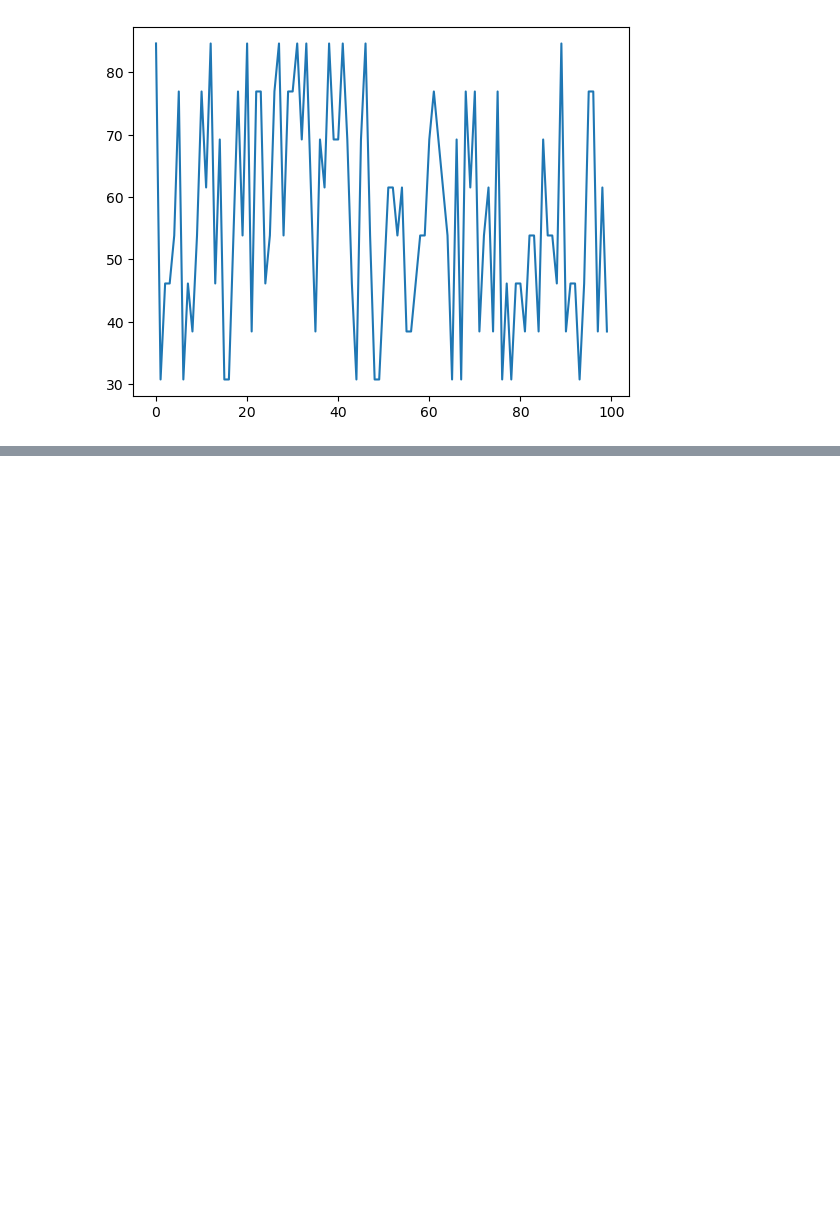
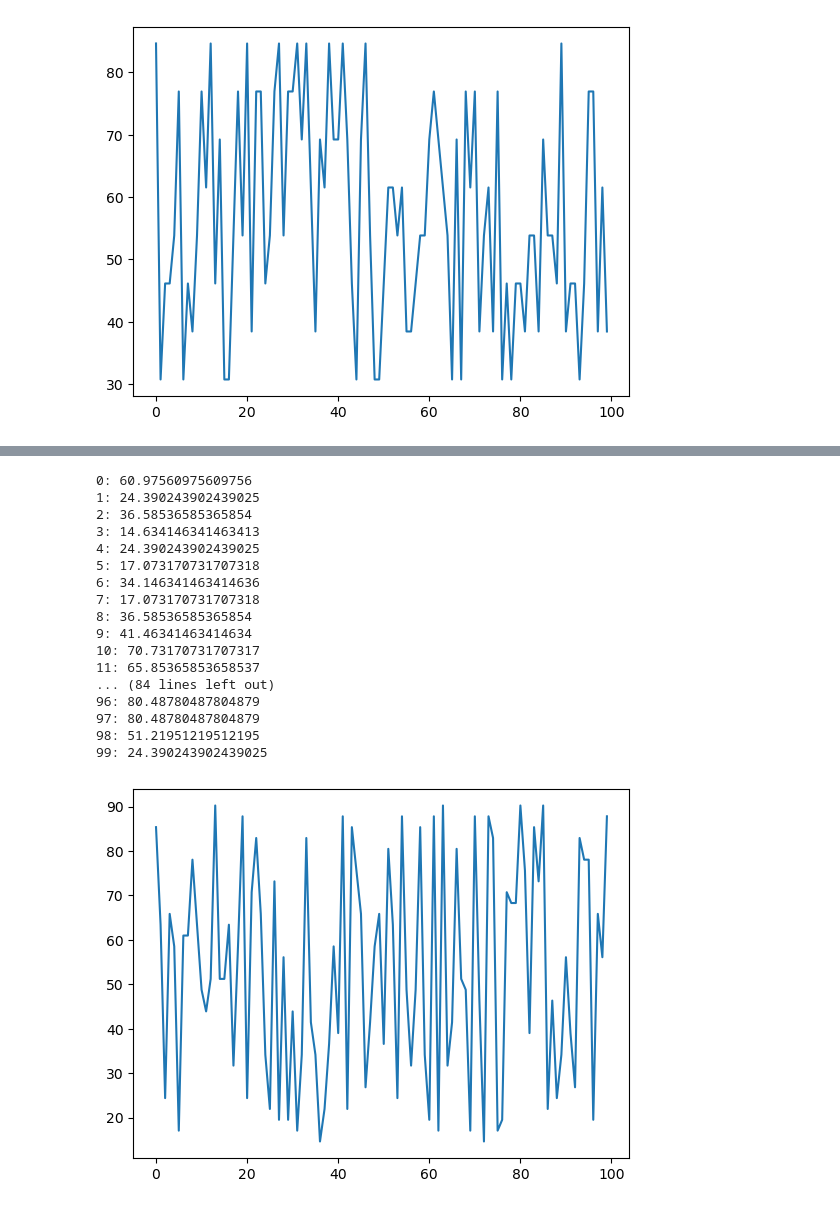
Before and after one commit to srilakshmip03/EQCI-projects, a Jupyter notebook: QRNG.ipynb, the cells around one changed output, grey strips where cells are left out. Drawn from its saved outputs; the diff is of its cells as text; code cells hidden in the pictures; blank space fills up the shorter version.

```diff
--- a/QRNG.ipynb
+++ b/QRNG.ipynb
@@ -125,3 +134,60 @@ plt.show()
+# %%
+def QRandom(a, b):
+    qubits = 5  # Set the number of qubits to 5
+    q = QuantumRegister(qubits, 'q')
+    circ = QuantumCircuit(q)
+    c0 = ClassicalRegister(qubits, 'c0')
+    circ.add_register(c0)
+
+    for i in range(qubits):
+        circ.h(q[i])
+
+    for i in range(qubits):
+        circ.measure(q[i], c0[i])
+
+    backend = Aer.get_backend('statevector_simulator')
+    job = execute(circ, backend)
+    result = job.result()
+    output = result.get_statevector(circ, decimals=5)
+
+    n1 = 0
+    n2 = 0
+    n3 = 0
+    for i in range(len(output)):
+        if abs(output[i]) != 0:
+            n1 = i
+            n2 = np.real(output[i])
+            n3 = np.imag(output[i])
+
+    y = real_map(n1 + n2 + n3, -qubits, len(output) - 1 + qubits, a, b)
+    plot_state_city(output)
+    return y
+
+x = []
+for i in range(100):
+    x.append(QRandom(0, 100))
+    print(str(i) + ": " + str(QRandom(0, 100)))
+plt.plot(x)
+plt.show()
+# %% [output]
+0: 60.97560975609756
+1: 24.390243902439025
+2: 36.58536585365854
+3: 14.634146341463413
+4: 24.390243902439025
+5: 17.073170731707318
+6: 34.146341463414636
+7: 17.073170731707318
+8: 36.58536585365854
+9: 41.46341463414634
+10: 70.73170731707317
+11: 65.85365853658537
+... (84 lines left out)
+96: 80.48780487804879
+97: 80.48780487804879
+98: 51.21951219512195
+99: 24.390243902439025
+[figure, added]
 # %% [markdown]
 ## Analysis and Conclusion
 
```
Also changed, not shown: parts of 2 cells of this notebook.
